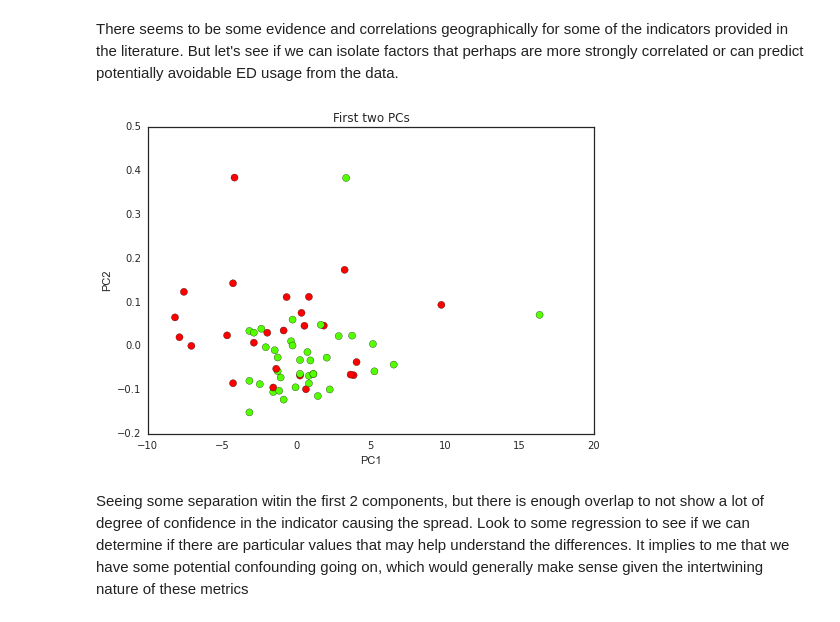
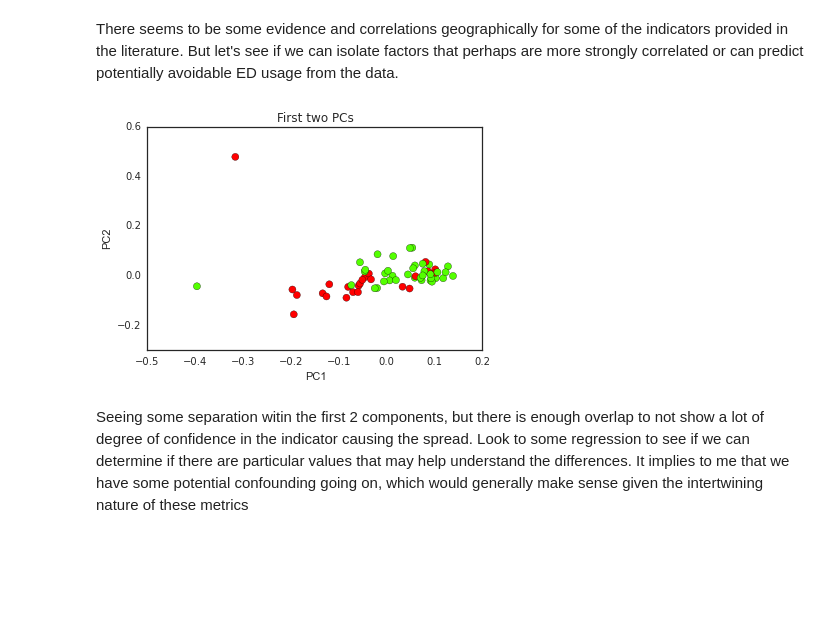
Before and after one commit to SumanthMeenan/CS109-1, a Jupyter notebook: CS109Project.ipynb, the cells around one changed output. Cells and saved outputs as stored; diff of their text form; code cells hidden in the pictures; blank space fills up the shorter version.

```diff
--- a/CS109Project.ipynb
+++ b/CS109Project.ipynb
@@ -853,0 +843,9 @@ Also see strong trends in the same geographical area - those in poverty tend hav
+# %%
+# Read in Community Indicators file
+
+
+# first provide the URL string with the csv location
+url_str = "https://health.data.ny.gov/views/tchg-ruva/rows.csv?accessType=DOWNLOAD"
+
+# then read csv file as a pandas dataframe
+CommInd = pd.read_csv(url_str)
@@ -860,35 +1125,39 @@ There seems to be some evidence and correlations geographically for some of the
 # %%
 import seaborn as sns
 import sklearn
 import sklearn.datasets
 import sklearn.cross_validation
 import sklearn.decomposition
 import sklearn.grid_search
 import sklearn.neighbors
 import sklearn.metrics
 
 # first, let's pare down the dataset to just our target variable and the key component variables
-Agg_analysis = Pov2012[['FIPS Code','CountyName','Difference in Rates','ED Opp','PCPRate Per 100 People','Non College Degree','Poverty Pct']]
+Agg_analysis = CommInd2012[['FIPS Code','CountyName','Difference in Rates','ED Opp','PCPRate Per 100 People','Non College Degree','Poverty Pct', 'Obese']]
+# adjust pov pct and obese to decimals for consistency
+Agg_analysis['Poverty Pct']=Agg_analysis['Poverty Pct']/100
+Agg_analysis['Obese']=Agg_analysis['Obese']/100
 
-X = Agg_analysis[['PCPRate Per 100 People','Non College Degree','Poverty Pct']]
+
+X = Agg_analysis[['PCPRate Per 100 People','Non College Degree','Poverty Pct', 'Obese']]
 Y = Agg_analysis['ED Opp']
 
 
 # apply SVD to identify the top 2 components - using coding from HW3 solutions - thanks!!!
 svd = sklearn.decomposition.TruncatedSVD(n_components=2)
 X_normalized = (X - np.mean(X, axis=0))
 X_2d = svd.fit_transform(X_normalized)
 
 
 sns.set_style('white')
 
 plt.scatter(X_2d[:,0], X_2d[:,1], c=Y, s = 50, cmap=plt.cm.prism)
 plt.xlabel('PC1')
 plt.ylabel('PC2')
 plt.title('First two PCs')
 plt.show()
 # %% [output]
-[figure, old version]
+[figure, new version]
 # %% [markdown]
 Seeing some separation witin the first 2 components, but there is enough overlap to not show a lot of degree of confidence in the indicator causing the spread.   Look to some regression to see if we can determine if there are particular values that may help understand the differences.  It implies to me that we have some potential confounding going on, which would generally make sense given the intertwining nature of these metrics
 # %% [markdown]
```
Also changed, not shown: parts of 49 cells of this notebook.
